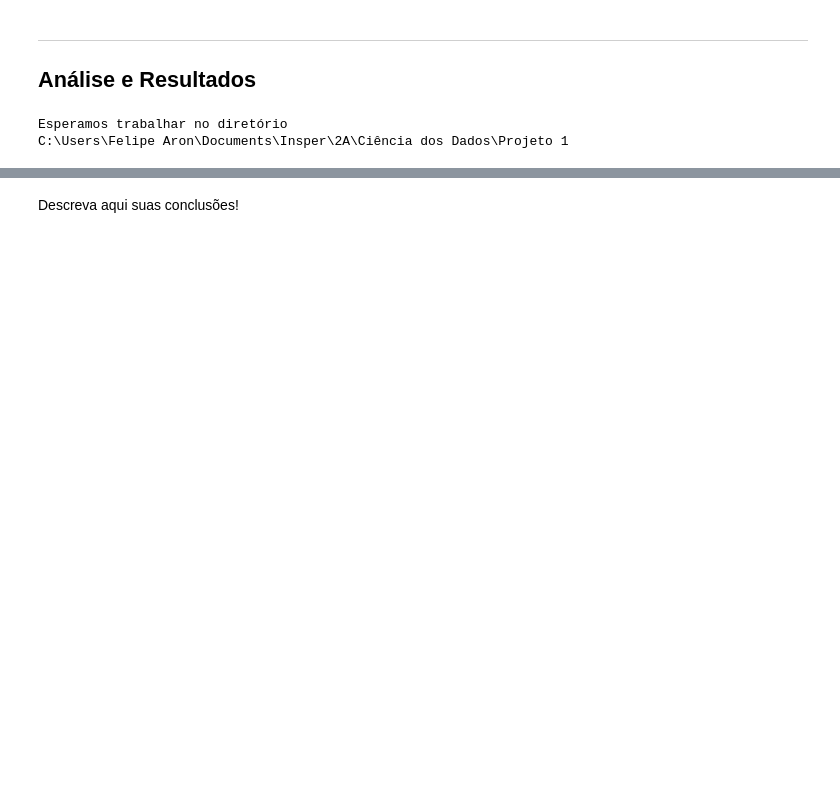
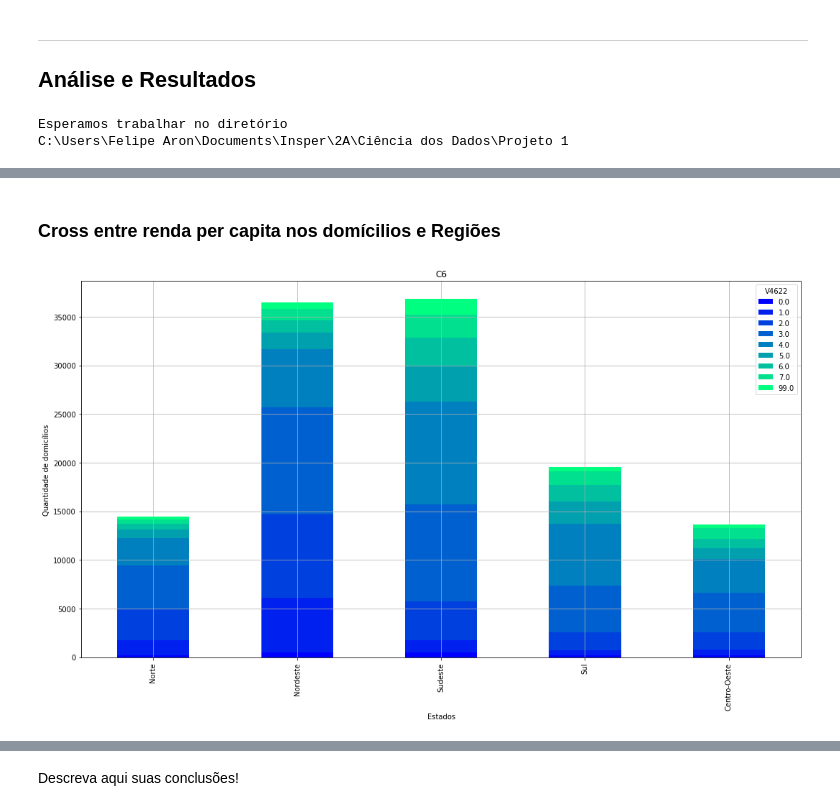
Before and after one commit to felipearas/cdaron, a Jupyter notebook: Projeto1 - Felipe Aron.ipynb, the cells around one changed output, grey strips where cells are left out. Saved outputs shown, nothing was run; the diff lists cells and outputs as text; code cells hidden in the pictures; blank space fills up the shorter version.

```diff
--- a/Projeto1 - Felipe Aron.ipynb
+++ b/Projeto1 - Felipe Aron.ipynb
@@ -86,0 +198,13 @@ ___
+# %% [markdown]
+### Cross entre renda per capita nos domícilios e Regiões
+# %%
+c6 = pd.crosstab(interesse.Reg,interesse.V4622)
+
+c6.plot(kind='bar',title='Quantidade de domicílios por Estado que tem água canalizada e não', colormap='winter', stacked = True, figsize = (15,9),grid=True)
+plt.title('C6')
+plt.xlabel('Estados')
+plt.ylabel('Quantidade de domicílios')
+plt.tight_layout()
+plt.show()
+# %% [output]
+[figure, added]
```
Also changed, not shown: parts of 54 cells of this notebook.
